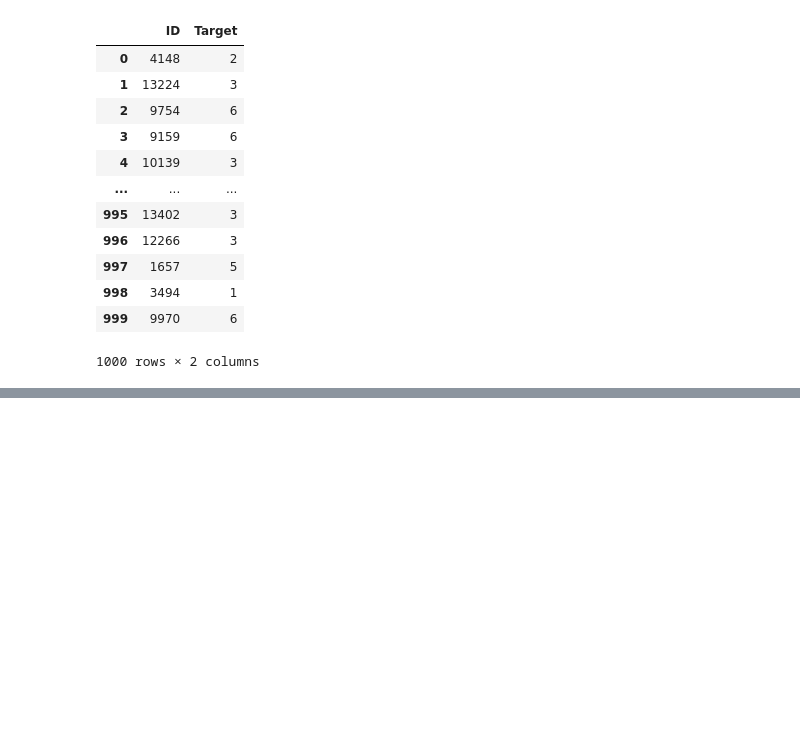
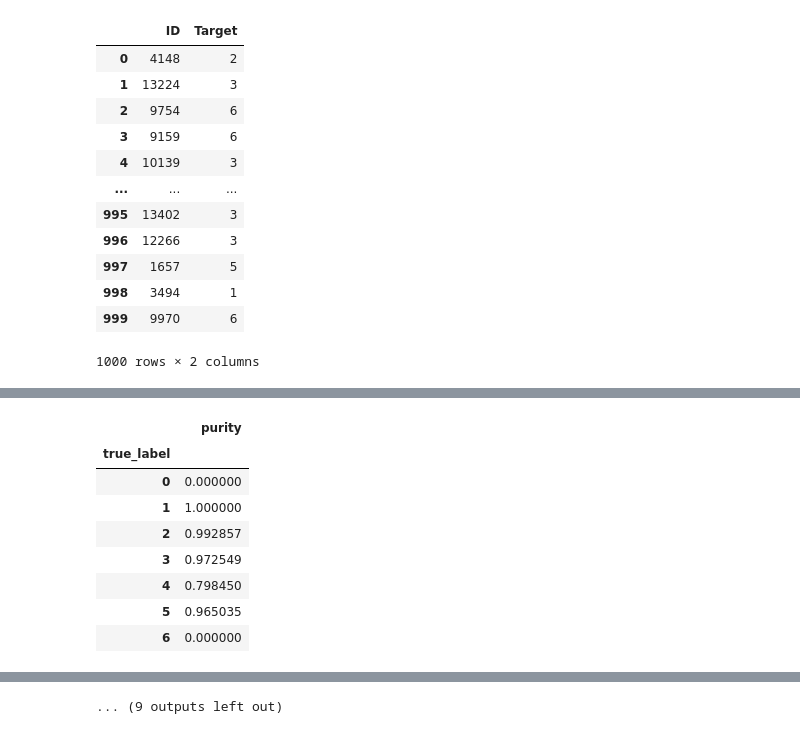
Before and after one commit to mmkke/DS5230_clustering_project, a Jupyter notebook: notebooks/ds5230_validation.ipynb, the cells around one changed output, grey strips where cells are left out. Saved outputs shown, nothing was run; the diff lists cells and outputs as text; code cells hidden in the pictures; blank space fills up the shorter version.

```diff
--- a/notebooks/ds5230_validation.ipynb
+++ b/notebooks/ds5230_validation.ipynb
@@ -69,13 +57,13 @@ def convert_string_to_array(string):
 # %%
 # transformed data csv file name
-results_file = "/curated/filtered_results_2024-04-1613:24:07.967152.csv"
-results_df = pd.read_csv(data_path + results_file)
+results_file = "/curated/filtered_results_2024-04-1617:37:14.353021.csv"
+results_df = pd.read_csv(PATH_TO_DATA_FOLDER + results_file)
 
 target_sample = "/curated/sampled_target.csv"
-target_df = pd.read_csv(data_path + target_sample)
+target_df = pd.read_csv(PATH_TO_DATA_FOLDER + target_sample)
 # %%
 # convert cluster_labels elements back to numpy array
-results_df['cluster_labels'] = results_df['cluster_labels'].apply(convert_string_to_array)
+results_df['cluster_labels'] = results_df['cluster_labels'].apply(exi.convert_string_to_array)
 # %%
 target_df
 # %% [output]
@@ -112,6 +136,4 @@ results_df
 # %%
-# add col for adj
-#best_results_df.loc[:, 'adjusted_rand_score'] = np.nan
 dataframe_dict = {}
 df_row_dict_list = []
 i = 1
@@ -120,16 +142,18 @@ for idx, row in results_df.iterrows():
     print('*' * 100)
     print(f'Results: {i}')
     print('*'*100)
+    print()
 
+    print(f'UMAP & CLUSTER ALGORITHM INFORMATION:')
     print('-'*100)
-    print(f'UMAP & CLUSTER ALGORYTHM INFORMATION:')
-    print('-'*100)
-    #print(row)
 
     # get algo
     algo = row['algo']
 
-    # get hypers
+    ###################################################
+    ### Get UMAP & Cluster Algorithm Information ####
+    ###################################################
+
     n_components = row['umap_n_components']
     min_dist = row['umap_min_dist']
     n_neighbors = row['umap_n_neighbors']
@@ -141,13 +165,13 @@ for idx, row in results_df.iterrows():
     print(f"Algorithm: {algo}")
     print(f'Number of Clusers Found: {n_clusters_found}')
     if algo == 'dbscan':
-        print(f"Validity Index: {validity_index}")
+        print(f"Validity Index: {validity_index:.5f}")
     else:
-        print(f'Silhouette Score: {silhouette_score}')
+        print(f'Silhouette Score: {silhouette_score:.5f}')
     print(f'UMAP Number of Components: {n_components}')
     print(f'UMAP Min Distance: {min_dist}')
     print(f'UMAP Number of Neighbors: {n_neighbors}')
-    print(f'UMAP Trustworthiness: {trustworthiness}')
+    print(f'UMAP Trustworthiness: {trustworthiness:.5f}')
 
     # create dataframe with columns for every value of n_components
     cluster_labels_df = pd.DataFrame()
@@ -196,40 +220,51 @@ for idx, row in results_df.iterrows():
 
     # get optimized contingency matrix
     modes_df = exi.get_modes(n_components, labels_df)
-
-    #print(modes_df.info())
     cluster_mapping = exi.get_mapping(n_components, labels_df, modes_df)
-
     labels_df[str(n_components)] = labels_df.loc[:, str(n_components)].map(cluster_mapping)
-
     remapped_cont_matrix = contingency_matrix(labels_df['Target'], labels_df[str(n_components)])
     remapped_matrix_trace = np.trace(remapped_cont_matrix)
 
+    # get purities
+    purity_df, overall_purity = exi.get_true_label_purity(remapped_cont_matrix, true_labels)
+
     # retrieve contigency matrix with highest trace
     np.set_printoptions(linewidth=200)
+    print()
     print('-'*100)
     print('CONTINGENCY MATRIX')
     print('-'*100)
-    #print('True Labels: ', true_labels.values)
-    #print('Clustering Predicted Labels: ', cluster_labels.values)
-    print('Matrix Trace: ', matrix_trace)
+    #print('Matrix Trace: ', matrix_trace)
     print('Contingency Matrix: ')
+    print()
     print(cont_matrix)
+    print()
     print('-'*100)
     print('REMAPPED CONTINGENCY MATRIX')
+    print('-'*100)
+    print()
     print('Best Mapping: ', dict(sorted(cluster_mapping.items())))
-    print('-'*100)
-    print('Remapped Matrix Trace: ', remapped_matrix_trace)
+    print()
+    #print('Remapped Matrix Trace: ', remapped_matrix_trace)
     print('Contingency Matrix: ')
+    print()
     print(remapped_cont_matrix)
+    print()
     print('-'*100)
     print('EXTERMAL INDICES: PERFORMANCE EVALUATION METRICS')
     print('-'*100)
-    print('Adjusted Rand Score: ', adj_rand)
-    print('Fawlks and Mallows Score: ', fawlks_and_mallows_)
-    print('F-1 Score: ', f1_score_)
-    print('Jaccard Score:', jaccard_score_)
-    print('Normalized Mutual Info Score:', nmi)
+    print()
+    print(f'Adjusted Rand Score: {adj_rand:.5f}')
+    print(f'Fawlks and Mallows Score: {fawlks_and_mallows_:.5f}')
+    print(f'F-1 Score: {f1_score_:.5f}')
+    print(f'Jaccard Score: {jaccard_score_:.5f}')
+    print(f'Normalized Mutual Info Score: {nmi:.5f}')
+    print()
+    print("True Label Purities:")
+    print()
+    display(purity_df)
+    print()
+    print(f'Overall Purity: {overall_purity:.5f}')
 
     df_row_dict_list.append({
                         'algo': algo,
@@ -274,0 +310,9 @@ Normalized Mutual Info Score: 0.6576652726248283
+|  | purity |
+| true_label |  |
+| 0 | 0.000000 |
+| 1 | 1.000000 |
+| 2 | 0.992857 |
+| 3 | 0.972549 |
+| 4 | 0.798450 |
+| 5 | 0.965035 |
+| 6 | 0.000000 |
@@ -275,3 +449,4 @@ Normalized Mutual Info Score: 0.6576652726248283
+... (9 outputs left out)
 # %%
 matrix_results_df = pd.DataFrame(df_row_dict_list)
 
```
Also changed, not shown: parts of 9 cells of this notebook, 9 other files.
